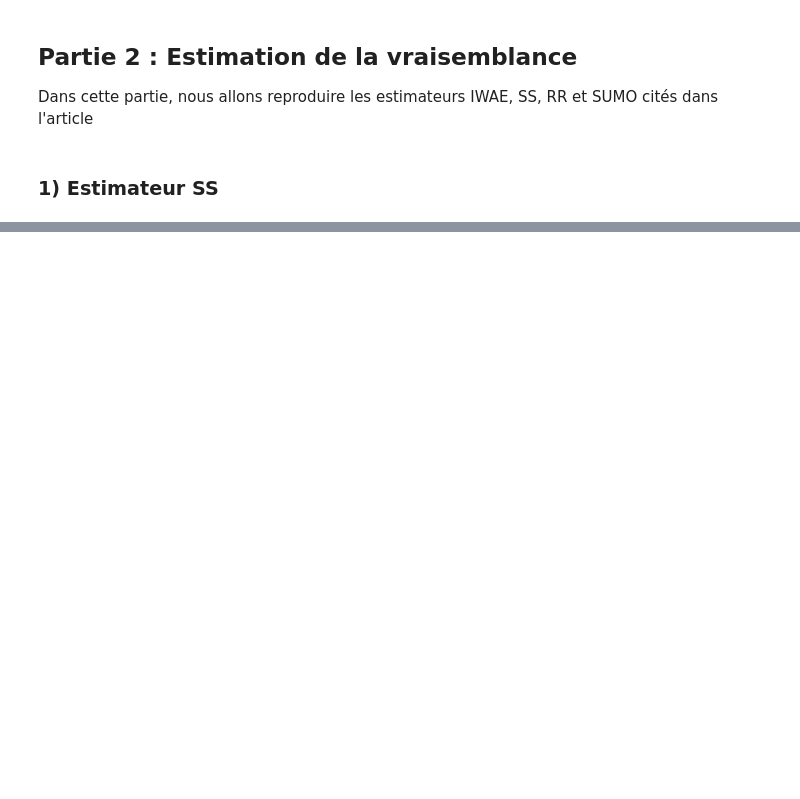
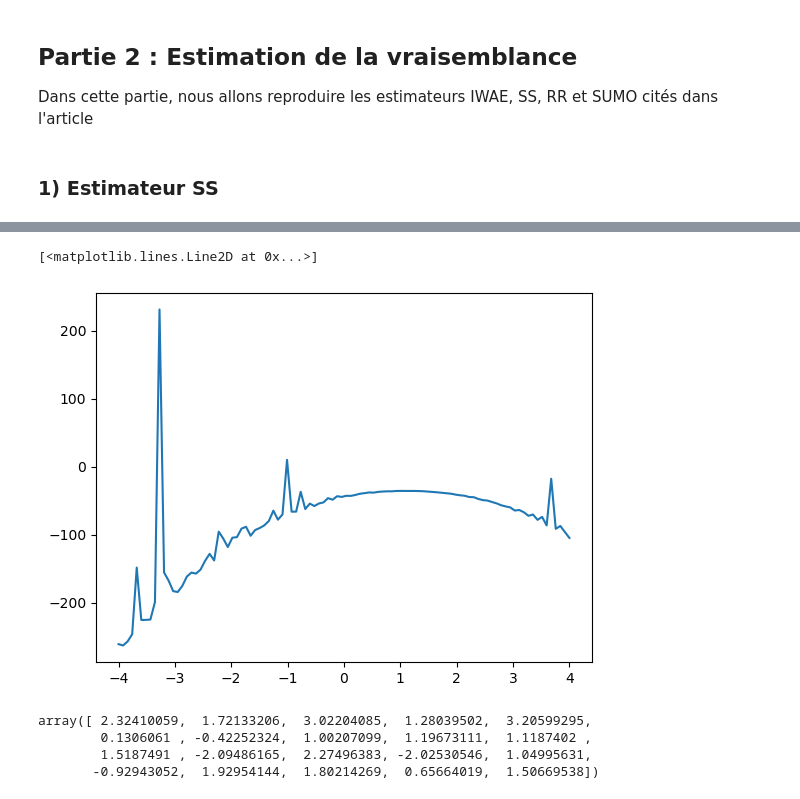
Before and after one commit to RyanSAMAMA/SMC_unbiaised_gradient, a Jupyter notebook: test_code_ryan.ipynb, the cells around one changed output, grey strips where cells are left out. Saved outputs shown, nothing was run; the diff lists cells and outputs as text; code cells hidden in the pictures; blank space fills up the shorter version.

Commit message:
Fin SS estimator + log de la vraisemblance + plot

```diff
--- a/test_code_ryan.ipynb
+++ b/test_code_ryan.ipynb
@@ -91,8 +43,32 @@ print(generate_z(X,K))
+# %%
+def p_joint(z, K, x, mu):
+    p = []
+    mu_vector = np.zeros(20)+mu
+    for i in range(2**(K+1)):
+        p.append(multivariate_normal.pdf(z[i], mu_vector, np.eye(20))*multivariate_normal.pdf(x,z[i],np.eye(20)))
+    return np.array(p)
 # %% [markdown]
 ## Partie 2 : Estimation de la vraisemblance
 
   Dans cette partie, nous allons reproduire les estimateurs IWAE, SS, RR et SUMO cités dans l'article
 # %% [markdown]
 ### 1) Estimateur SS
-# %%
-def SS_estimator()
+# %%
+def SS_estimator(A, b, x, mu, N_sim):
+    list_ss = []
+    for i in range(N_sim):
+        K = np.random.geometric(r)
+        Z_data, Z_data_O, Z_data_E = generate_z(K, A, b, x)
+        q = q_phi(Z_data, A, b, K, x)
+        p = p_joint(Z_data, K, x, mu)
+        w = p/q
+        log_w = np.log(w)
+        log_w_O = log_w[1::2]
+        log_w_E = log_w[::2]
+        I0 = np.mean(log_w)
+        l_O = logsumexp(log_w_O) - np.log(len(log_w_O))
+        l_E = logsumexp(log_w_E) - np.log(len(log_w_E))
+        l_OUE = logsumexp(log_w) - np.log(len(log_w))
+        delta_K = l_OUE - 0.5*(l_O + l_E)
+        list_ss.append(I0 + delta_K/(r*(1-r)**(K-1)))
+    return np.mean(list_ss)
@@ -98,0 +79,7 @@ def SS_estimator()
+# %%
+u = np.linspace(-4,4,100)
+A_perturbed, b_perturbed = parameter_perturbation(A_true, b_true)
+VD = []
+for i in range(100):
+    VD.append(SS_estimator(A_true, b_true, X_data, u[i],100))
+VD
@@ -98,0 +104,12 @@ def SS_estimator()
+# %%
+plt.plot(u,VD)
+# %% [output]
+[<matplotlib.lines.Line2D at 0x...>]
+[figure, added]
+# %%
+X_data
+# %% [output]
+array([ 2.32410059,  1.72133206,  3.02204085,  1.28039502,  3.20599295,
+        0.1306061 , -0.42252324,  1.00207099,  1.19673111,  1.1187402 ,
+        1.5187491 , -2.09486165,  2.27496383, -2.02530546,  1.04995631,
+       -0.92943052,  1.92954144,  1.80214269,  0.65664019,  1.50669538])
```
Also changed, not shown: parts of 13 cells of this notebook.
